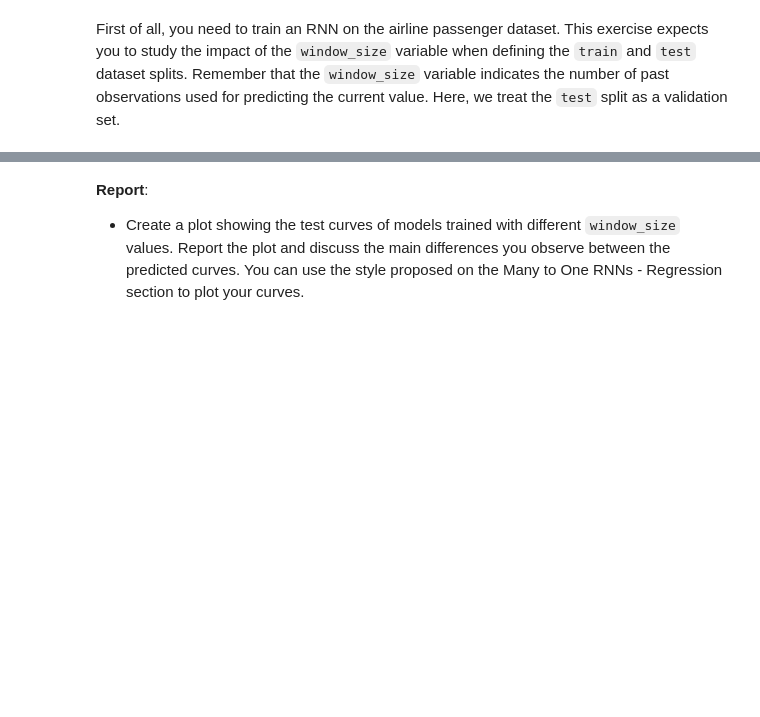
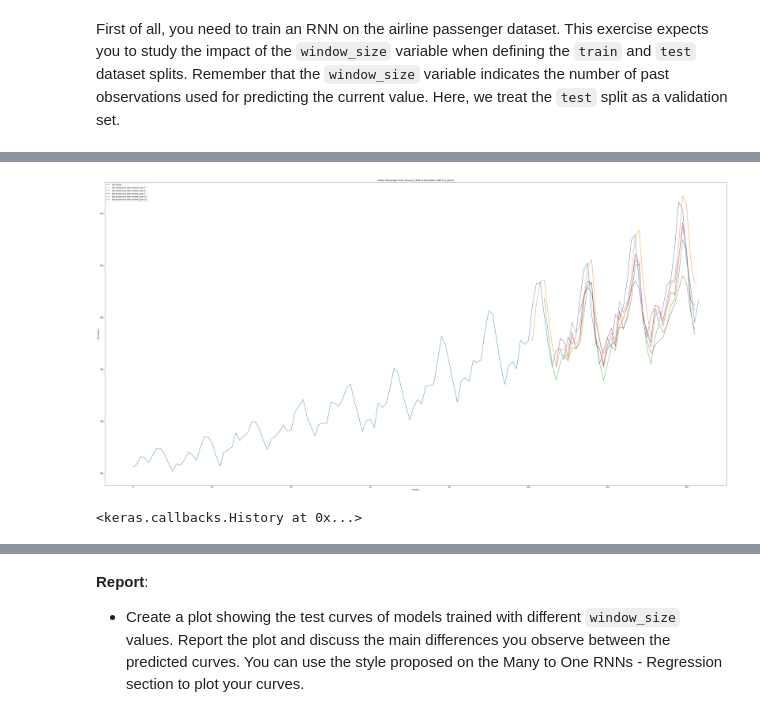
Before and after one commit to andersonpac/GGLcolab, a Jupyter notebook: 05_RNN.ipynb, the cells around one changed output, grey strips where cells are left out. Saved outputs shown, nothing was run; the diff lists cells and outputs as text; code cells hidden in the pictures; blank space fills up the shorter version.

```diff
--- a/05_RNN.ipynb
+++ b/05_RNN.ipynb
@@ -1279,0 +1342,46 @@ print("Shape of training labels: " + str((train_Y.shape)))
+# %%
+def create_dataset(dataset, window_size = 1):
+    data_x, data_y = [], []
+    for i in range(len(dataset) - window_size - 1):
+        sample = dataset[i:(i + window_size), 0]
+        data_x.append(sample)
+        data_y.append(dataset[i + window_size, 0])
+    return(np.array(data_x), np.array(data_y))
+
+def get_predict(model, X):
+    # transform the prediction to the original scale.
+    pred = normalizer.inverse_transform(model.predict(X))
+    return pred
+
+plt.figure(figsize = (60,30))
+plt.plot(normalizer.inverse_transform(dataset), label = "True value")
+
+for size in range(1,16,3):
+  window_size=size
+  train_X, train_Y = create_dataset(train, window_size)
+  test_X, test_Y = create_dataset(test, window_size)
+  train_X = np.reshape(train_X, (train_X.shape[0],train_X.shape[1],1))
+  test_X = np.reshape(test_X, (test_X.shape[0],test_X.shape[1],1))
+
+  batch_size = 32
+  rnn = Sequential()
+  rnn.add(LSTM(16, input_shape = (window_size, 1)))
+  rnn.add(Dense(1))
+  rnn.compile(loss = "mean_squared_error",  optimizer = "adam", metrics = ['mse'])
+  rnn.fit(train_X, train_Y, epochs=500, batch_size=batch_size, verbose=0)
+
+  train_predict = get_predict(rnn, train_X)
+  test_predict = get_predict(rnn, test_X)
+
+  test_predictions = np.empty_like(dataset)
+  test_predictions[:, :] = np.nan
+  test_predictions[len(train_predict) + (window_size * 2) + 1:len(dataset) - 1, :] = test_predict
+
+  plt.plot(test_predictions, label = "Test predictions with window_size={}".format(size))
+
+plt.xlabel("Months")
+plt.ylabel("Passengers")
+plt.title("Airline Passengers from January 1949 to December 1960 (12 years)")
+plt.legend()
+plt.show()
+# %% [output]
@@ -1279,0 +1398,11 @@ print("Shape of training labels: " + str((train_Y.shape)))
+[figure, added]
+# %%
+batch_size = 32
+rnn = Sequential()
+rnn.add(LSTM(16, input_shape = (window_size, 1)))
+rnn.add(Dense(1))
+rnn.compile(loss = "mean_squared_error",  optimizer = "adam", metrics = ['mse'])
+
+rnn.fit(train_X, train_Y, epochs=500, batch_size=batch_size, verbose=0)
+# %% [output]
+<keras.callbacks.History at 0x...>
```
Also changed, not shown: parts of 14 cells of this notebook.
